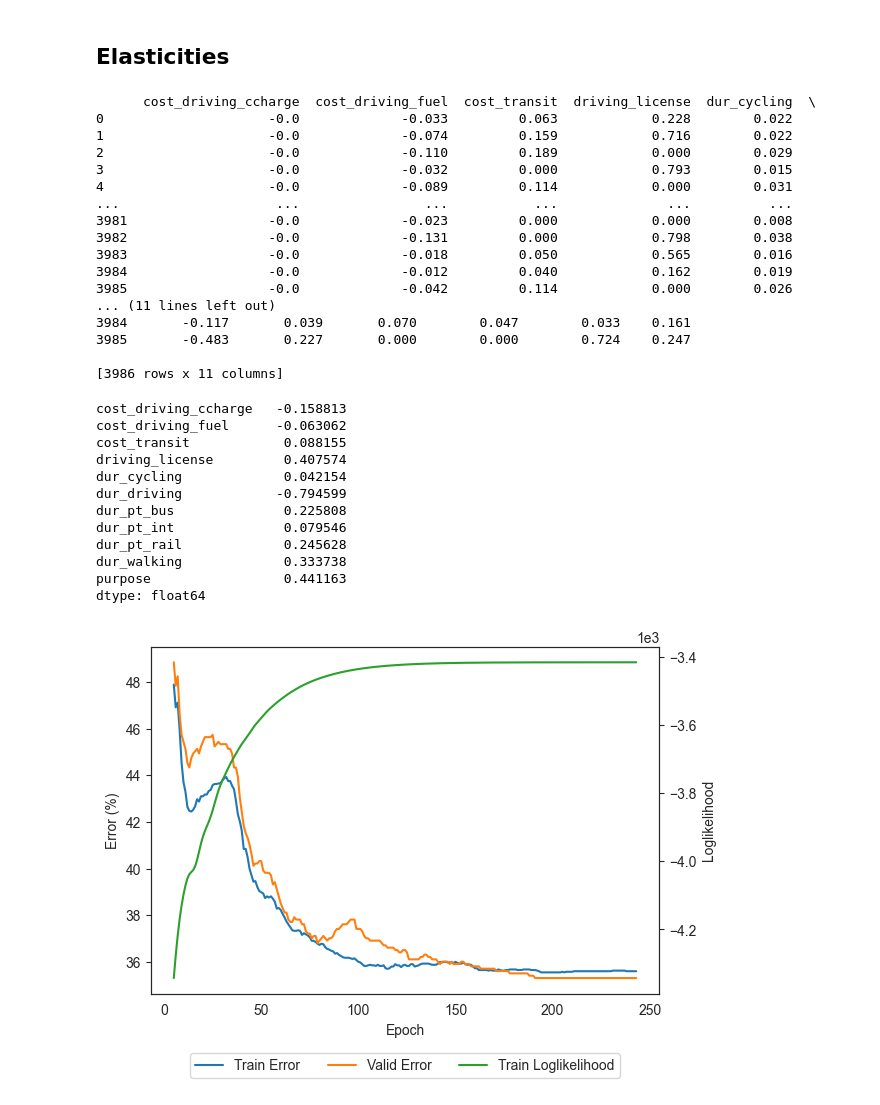
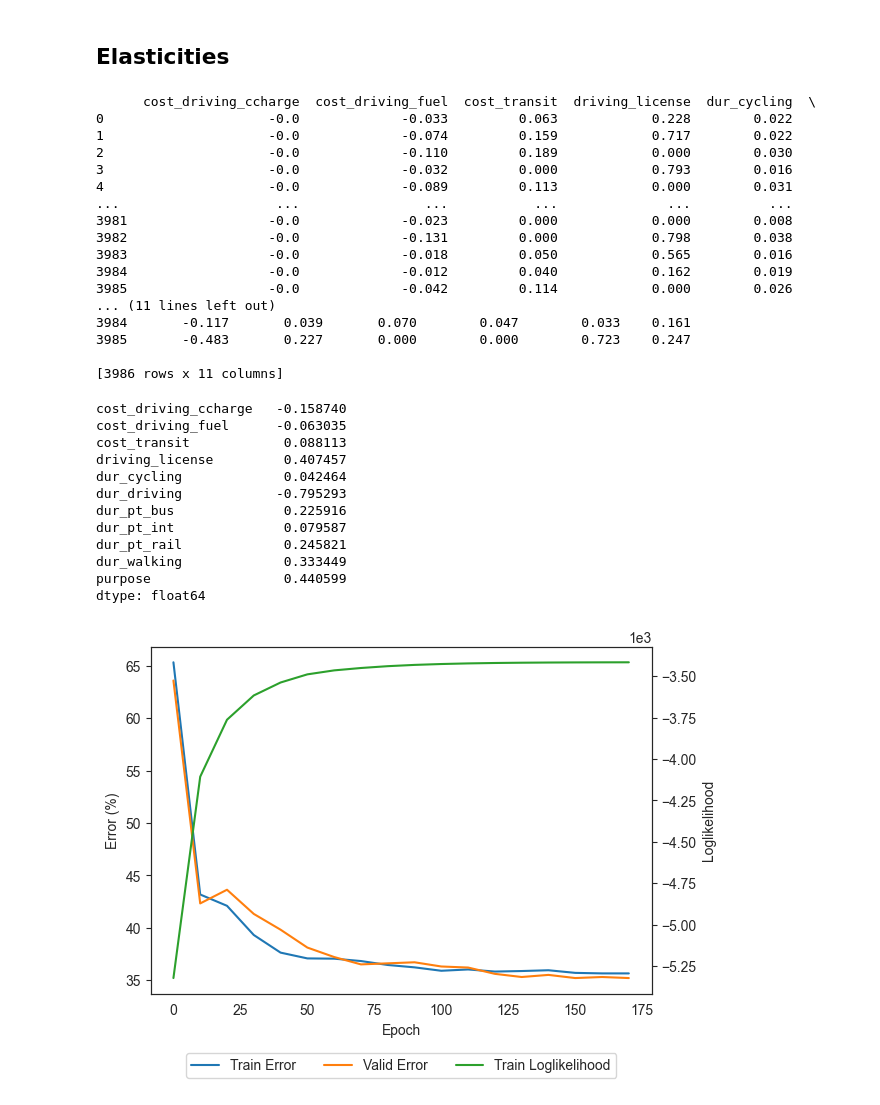
Before and after one commit to mwong009/pycmtensor, a Jupyter notebook: samples/lpmc.ipynb, the cells around one changed output. Drawn from its saved outputs; the diff is of its cells as text; code cells hidden in the pictures.

```diff
--- a/samples/lpmc.ipynb
+++ b/samples/lpmc.ipynb
@@ -18,13 +18,13 @@ ds.split(0.8)
 # Beta parameters
 asc_walk = Beta("asc_walk", 0.0, None, None, 1)
 asc_cycle = Beta("asc_cycle", 0.0, None, None, 0)
-asc_pt = Beta("asc_pt", 0.0, None, None, 0)
-asc_drive = Beta("asc_drive", 0.0, None, None, 0)
-b_cost = Beta("b_cost", 0.0, None, None, 0)
-b_time = Beta("b_time", 0.0, None, None, 0)
+asc_pt = Beta("asc_pt", -1.379, None, None, 0)
+asc_drive = Beta("asc_drive", -2.956, None, None, 0)
+b_cost = Beta("b_cost", -0.141, None, None, 0)
+b_time = Beta("b_time", -4.971, None, None, 0)
 s_time = Beta("s_time", 0.5, None, None, 0)
-b_purpose = Beta("b_purpose", 0.0, None, None, 0)
-b_licence = Beta("b_licence", 0.0, None, None, 0)
+b_purpose = Beta("b_purpose", 0.291, None, None, 0)
+b_licence = Beta("b_licence", 1.464, None, None, 0)
 b_car_own = Beta("b_car_own", 0.0, None, None, 0)
 
 rnd_time = RandomDraws('rnd_time', 'lognormal', 100)
@@ -136,10 +136,10 @@ print(pd.DataFrame(elas).round(3))
 # %% [output]
       cost_driving_ccharge  cost_driving_fuel  cost_transit  driving_license  dur_cycling  \
 0                     -0.0             -0.033         0.063            0.228        0.022
-1                     -0.0             -0.074         0.159            0.716        0.022
-2                     -0.0             -0.110         0.189            0.000        0.029
-3                     -0.0             -0.032         0.000            0.793        0.015
-4                     -0.0             -0.089         0.114            0.000        0.031
+1                     -0.0             -0.074         0.159            0.717        0.022
+2                     -0.0             -0.110         0.189            0.000        0.030
+3                     -0.0             -0.032         0.000            0.793        0.016
+4                     -0.0             -0.089         0.113            0.000        0.031
 ...                    ...                ...           ...              ...          ...
 3981                  -0.0             -0.023         0.000            0.000        0.008
 3982                  -0.0             -0.131         0.000            0.798        0.038
@@ -148,26 +148,26 @@ print(pd.DataFrame(elas).round(3))
 3985                  -0.0             -0.042         0.114            0.000        0.026
 ... (11 lines left out)
 3984       -0.117       0.039       0.070        0.047        0.033    0.161
-3985       -0.483       0.227       0.000        0.000        0.724    0.247
+3985       -0.483       0.227       0.000        0.000        0.723    0.247
 
 [3986 rows x 11 columns]
 # %%
 import numpy as np
 np.mean(pd.DataFrame(elas), axis=0)
 # %% [output]
-cost_driving_ccharge   -0.158813
-cost_driving_fuel      -0.063062
-cost_transit            0.088155
-driving_license         0.407574
-dur_cycling             0.042154
-dur_driving            -0.794599
-dur_pt_bus              0.225808
-dur_pt_int              0.079546
-dur_pt_rail             0.245628
-dur_walking             0.333738
-purpose                 0.441163
+cost_driving_ccharge   -0.158740
+cost_driving_fuel      -0.063035
+cost_transit            0.088113
+driving_license         0.407457
+dur_cycling             0.042464
+dur_driving            -0.795293
+dur_pt_bus              0.225916
+dur_pt_int              0.079587
+dur_pt_rail             0.245821
+dur_walking             0.333449
+purpose                 0.440599
 dtype: float64
 # %%
-table = mymodel.results.show_training_plot(offset=5)
+table = mymodel.results.show_training_plot(offset=0, cutoff=180, sample_intervals=10)
 # %% [output]
-[figure, old version]
+[figure, new version]
```
Also changed, not shown: parts of 5 cells of this notebook, 7 other files.
